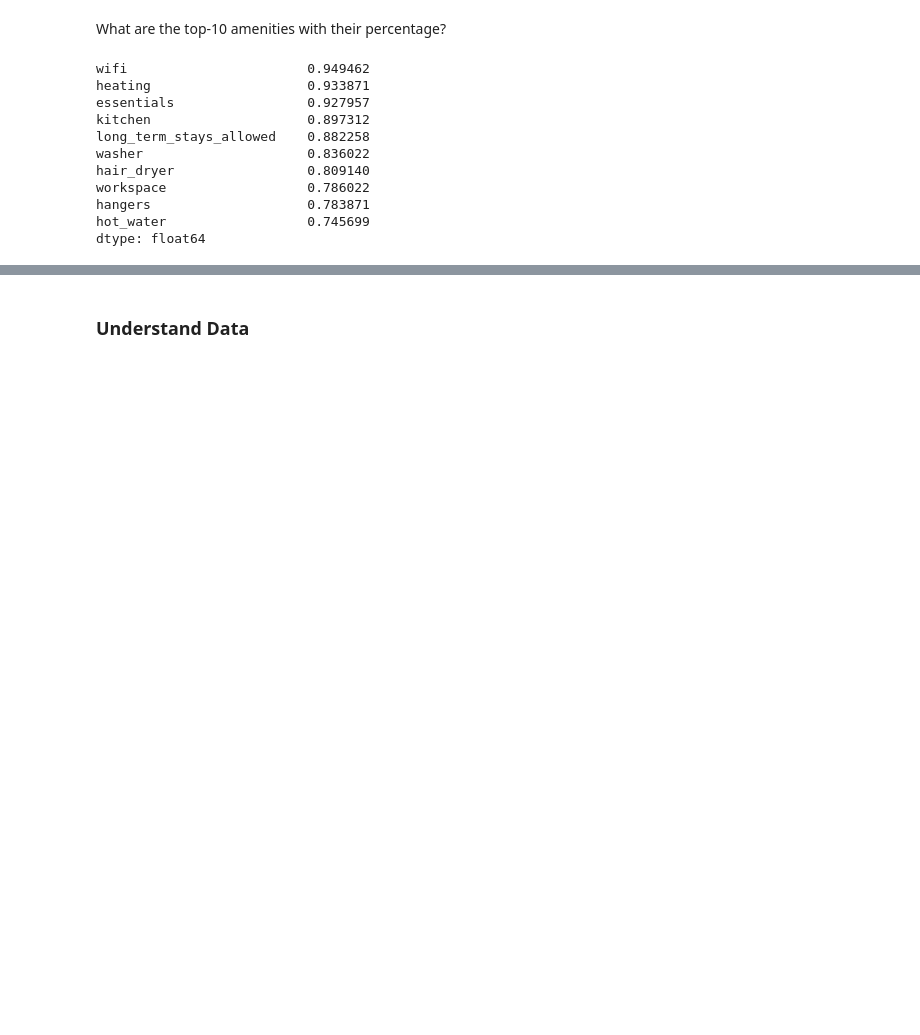
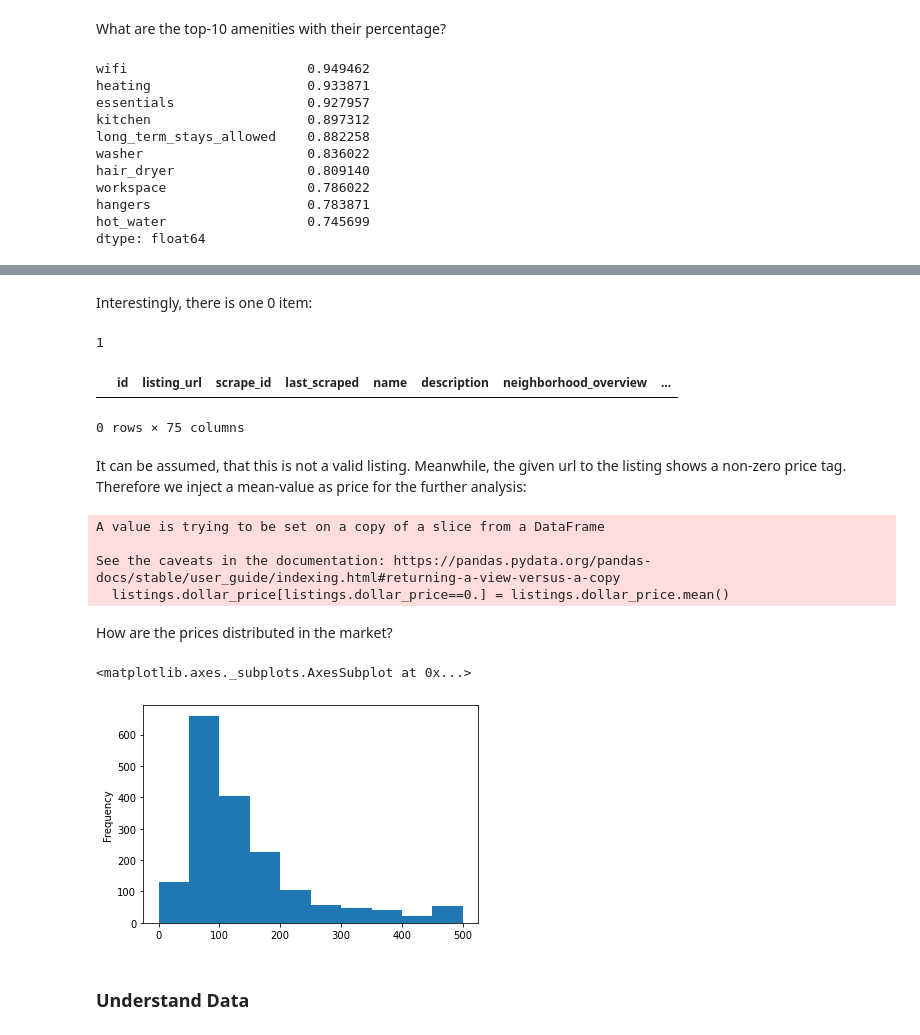
Before and after one commit to dchkeller/airbnbcase, a Jupyter notebook: airbnbcase.ipynb, the cells around one changed output, grey strips where cells are left out. Saved outputs shown, nothing was run; the diff lists cells and outputs as text; code cells hidden in the pictures; blank space fills up the shorter version.

Commit message:
added questions, worked on prices

```diff
--- a/airbnbcase.ipynb
+++ b/airbnbcase.ipynb
@@ -198,5 +198,3 @@ categories = {
     "washer" : re.compile( "^(?!dish_washer).*washer" ),
     "dish_washer" : re.compile( "dish_washer" )
 }
-# %%
-re.compile( "^(?!hair_dryer).*dryer" ).search("some_dryer")
@@ -316,0 +317,20 @@ listings_amen = pd.concat( [listings.drop( "amenities", axis=1 ), amenities], ax
+# %%
+price_re = re.compile( "^\$(?P<price>[0-9\.,]*)$" )
+
+def get_dollar_price( string_price ) :
+    """ get the dollar price as float from a string value
+
+        Parameter:
+        string_price(str) : a string
+
+        Returns:
+        float : a price extracted from string_price or NaN in case of failure
+
+    """
+    m = price_re.search( string_price )
+    if m :
+        return float( m.group( "price" ).replace( ",", "" ) )
+    print(string_price)
+    return np.nan
+
+listings["dollar_price"] = listings.price.apply( get_dollar_price )
@@ -317,3 +351,30 @@ listings_amen = pd.concat( [listings.drop( "amenities", axis=1 ), amenities], ax
+# %% [markdown]
+Interestingly, there is one 0 item:
+# %%
+(listings.dollar_price == 0).sum()
+# %% [output]
+1
+# %%
+listings[listings.dollar_price==0.]
+# %% [output]
+|  | id | listing_url | scrape_id | last_scraped | name | description | neighborhood_overview | ... |
+0 rows × 75 columns
+# %% [markdown]
+It can be assumed, that this is not a valid listing. Meanwhile, the given url to the listing shows a non-zero price tag. Therefore we inject a mean-value as price for the further analysis:
+# %%
+listings.dollar_price[listings.dollar_price==0.] = listings.dollar_price.mean()
+# %% [output]
+A value is trying to be set on a copy of a slice from a DataFrame
+
+See the caveats in the documentation: https://pandas.pydata.org/pandas-docs/stable/user_guide/indexing.html#returning-a-view-versus-a-copy
+  listings.dollar_price[listings.dollar_price==0.] = listings.dollar_price.mean()
+# %% [markdown]
+How are the prices distributed in the market?
+# %%
+listings.dollar_price.plot.hist(range=(0.0, 500.))
+# %% [output]
+<matplotlib.axes._subplots.AxesSubplot at 0x...>
+[figure, added]
 # %% [markdown]
 ### Understand Data
 # %%
```
Also changed, not shown: parts of 20 cells of this notebook.
